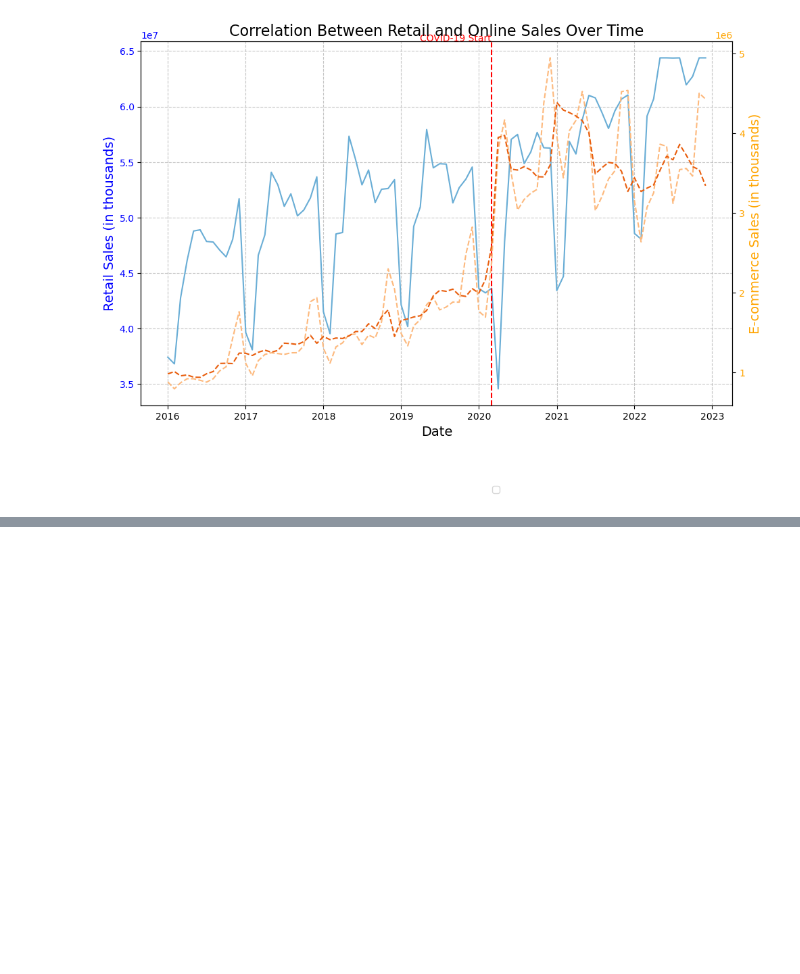
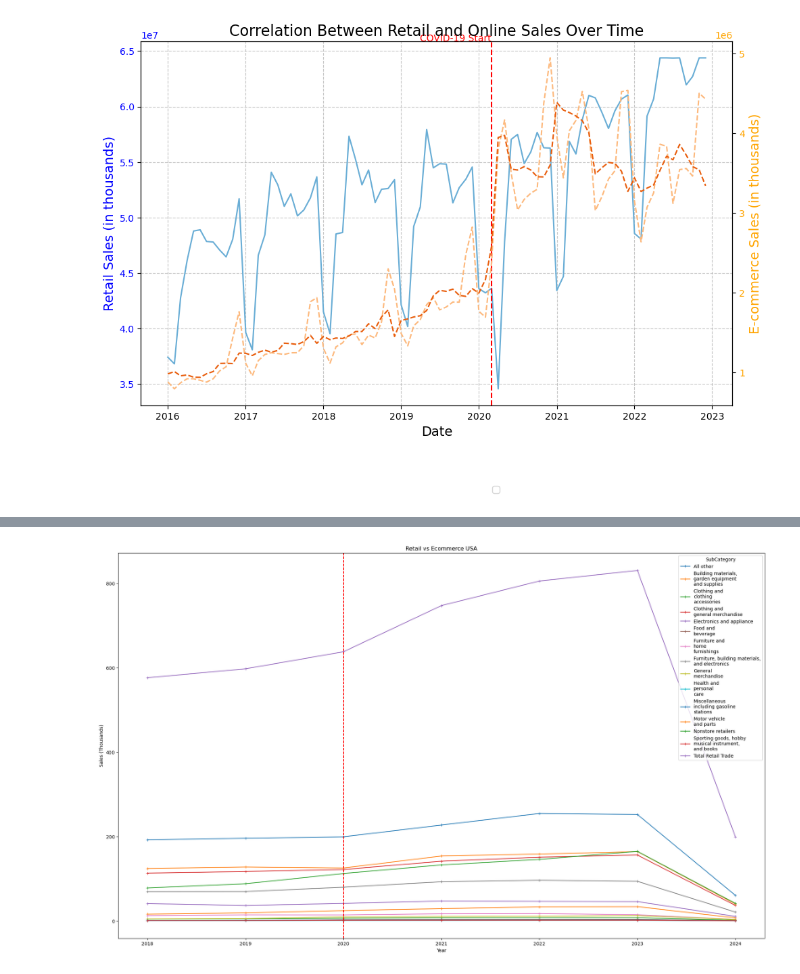
Before and after one commit to migo3000/project_1_online_retail, a Jupyter notebook: data_acquisition.ipynb, the cells around one changed output, grey strips where cells are left out. Cells and saved outputs as stored; diff of their text form; code cells hidden in the pictures; blank space fills up the shorter version.

```diff
--- a/data_acquisition.ipynb
+++ b/data_acquisition.ipynb
@@ -498,0 +567,12 @@ Correlation Between Retail and Online Sales Over Time
+# %%
+category_sales = file_us_df.groupby(["Year","SubCategory"])["Sales"].sum().unstack()
+
+category_sales.plot(figsize=(25, 15), marker="+")
+
+plt.axvline(2020, color='red', linestyle='--', label='COVID Start (March 2020)')
+plt.xlabel('Year')
+plt.ylabel('Sales (Thousands)')
+plt.title('Retail vs Ecommerce USA')
+plt.show()
+# %% [output]
+[figure, added]
```
Also changed, not shown: parts of 9 cells of this notebook.
